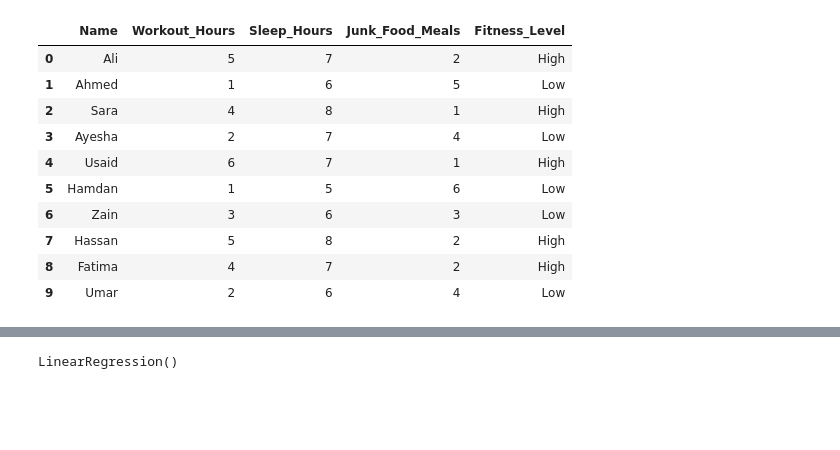
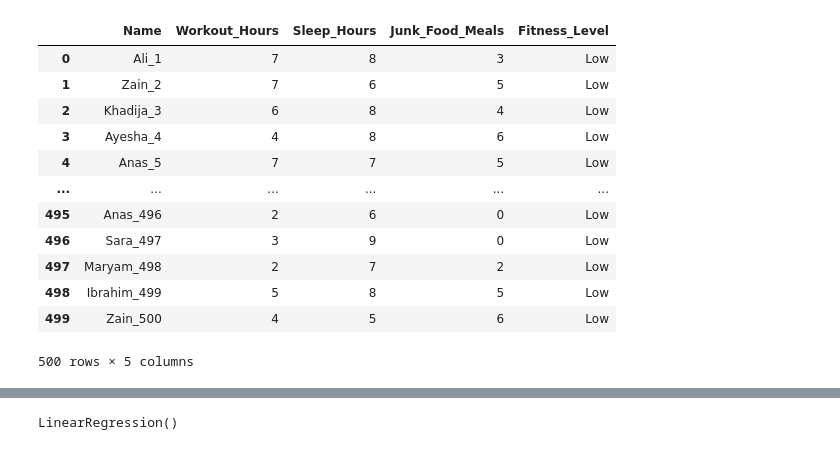
Before and after one commit to nizamuddin-solangi/ML-Practice, a Jupyter notebook: Fitness_Health_Performance.ipynb, the cells around one changed output, grey strips where cells are left out. Drawn from its saved outputs; the diff is of its cells as text; code cells hidden in the pictures; blank space fills up the shorter version.

```diff
--- a/Fitness_Health_Performance.ipynb
+++ b/Fitness_Health_Performance.ipynb
@@ -4,18 +4,20 @@ import pandas as pd
 from sklearn.linear_model import LinearRegression
 from sklearn.model_selection import train_test_split
 # %%
-df = pd.read_json('fitness_data.json')
+df = pd.read_json('fitness_data_500.json')
 df
 # %% [output]
 |  | Name | Workout_Hours | Sleep_Hours | Junk_Food_Meals | Fitness_Level |
-| 0 | Ali | 5 | 7 | 2 | High |
-| 1 | Ahmed | 1 | 6 | 5 | Low |
-| 2 | Sara | 4 | 8 | 1 | High |
-| 3 | Ayesha | 2 | 7 | 4 | Low |
-| 4 | Usaid | 6 | 7 | 1 | High |
-| 5 | Hamdan | 1 | 5 | 6 | Low |
-| 6 | Zain | 3 | 6 | 3 | Low |
-| 7 | Hassan | 5 | 8 | 2 | High |
-| 8 | Fatima | 4 | 7 | 2 | High |
-| 9 | Umar | 2 | 6 | 4 | Low |
+| 0 | Ali_1 | 7 | 8 | 3 | Low |
+| 1 | Zain_2 | 7 | 6 | 5 | Low |
+| 2 | Khadija_3 | 6 | 8 | 4 | Low |
+| 3 | Ayesha_4 | 4 | 8 | 6 | Low |
+| 4 | Anas_5 | 7 | 7 | 5 | Low |
+| ... | ... | ... | ... | ... | ... |
+| 495 | Anas_496 | 2 | 6 | 0 | Low |
+| 496 | Sara_497 | 3 | 9 | 0 | Low |
+| 497 | Maryam_498 | 2 | 7 | 2 | Low |
+| 498 | Ibrahim_499 | 5 | 8 | 5 | Low |
+| 499 | Zain_500 | 4 | 5 | 6 | Low |
+500 rows × 5 columns
 # %%
```
Also changed, not shown: parts of 20 cells of this notebook, 23 other files.
